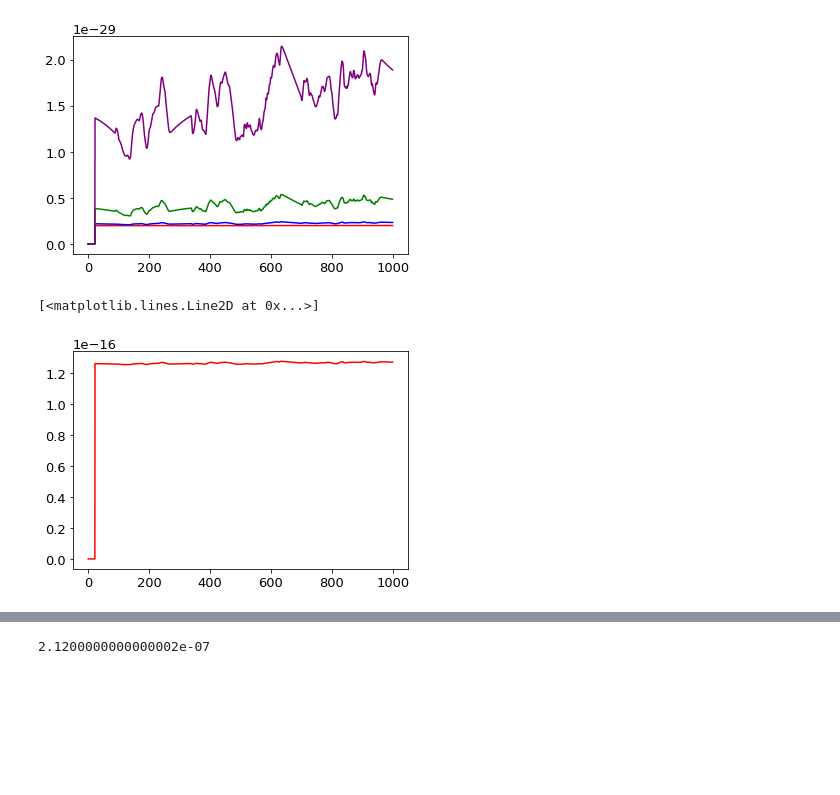
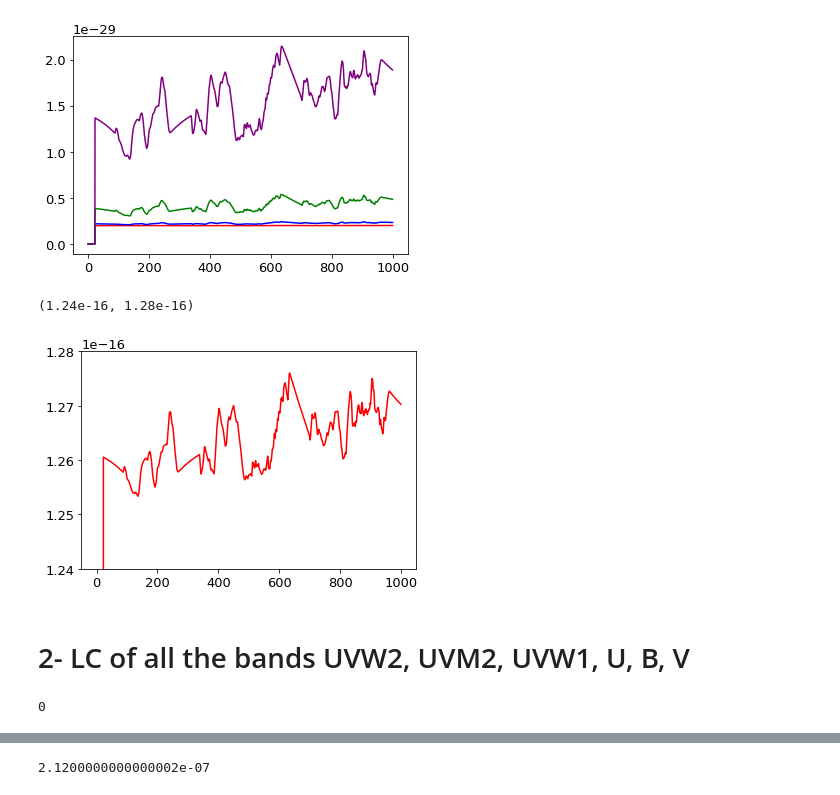
Before and after one commit to husnedereli/Reprocessing_disk, a Jupyter notebook: Compute_UVW2_LC_fitted_with_ADmodel.ipynb, the cells around one changed output, grey strips where cells are left out. Cells and saved outputs as stored; diff of their text form; code cells hidden in the pictures; blank space fills up the shorter version.

```diff
--- a/Compute_UVW2_LC_fitted_with_ADmodel.ipynb
+++ b/Compute_UVW2_LC_fitted_with_ADmodel.ipynb
@@ -236,9 +239,21 @@ plt.plot(t, flux3, color = "purple")
 [figure]
 # %%
 plt.plot(t, flux0*clight*(2120), color = "red")
+plt.ylim(1.24e-16, 1.28e-16)
 # %% [output]
-[<matplotlib.lines.Line2D at 0x...>]
+(1.24e-16, 1.28e-16)
-[figure, old version]
+[figure, new version]
+# %% [markdown]
+# 2- LC of all the bands UVW2, UVM2, UVW1, U, B, V
+# %%
+ad.LightCurve(0, time_ILC, flux_ILC, len(time_ILC), t, flux0, len(t), 1.0)
+ad.LightCurve(1, time_ILC, flux_ILC, len(time_ILC), t, flux1, len(t), 1.0)
+ad.LightCurve(2, time_ILC, flux_ILC, len(time_ILC), t, flux2, len(t), 1.0)
+ad.LightCurve(3, time_ILC, flux_ILC, len(time_ILC), t, flux3, len(t), 1.0)
+ad.LightCurve(4, time_ILC, flux_ILC, len(time_ILC), t, flux4, len(t), 1.0)
+ad.LightCurve(5, time_ILC, flux_ILC, len(time_ILC), t, flux5, len(t), 1.0)
+# %% [output]
+0
 # %%
 plt.plot(t, flux0*clight*(2120), color = "red")
 plt.plot(t, flux1*clight*(2310), color = "blue")
```
Also changed, not shown: parts of 34 cells of this notebook, 1 other file.
